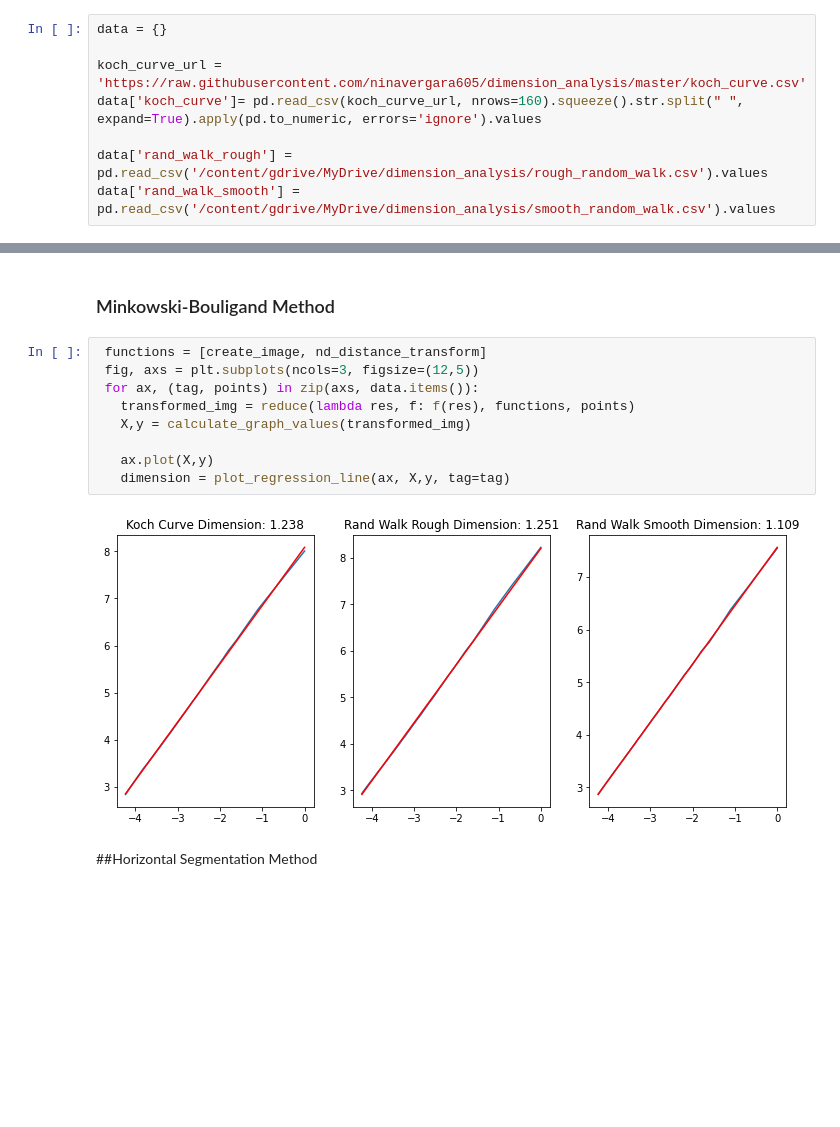
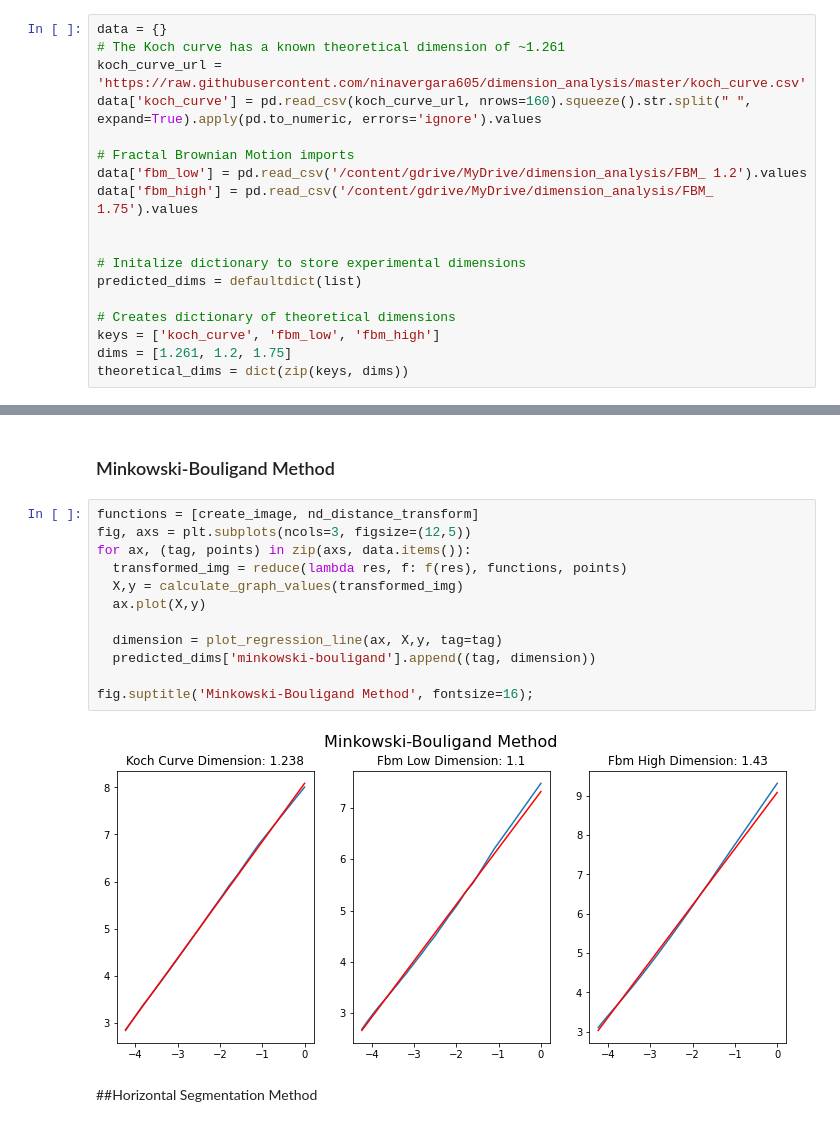
Before and after one commit to ninavergara605/Dimension_analysis, a Jupyter notebook: Minkowski_Bouligand_and_HSM.ipynb, the cells around one changed output, grey strips where cells are left out. Drawn from its saved outputs; the diff is of its cells as text; blank space fills up the shorter version.

Commit message:
Updated test curves

```diff
--- a/Minkowski_Bouligand_and_HSM.ipynb
+++ b/Minkowski_Bouligand_and_HSM.ipynb
@@ -16,11 +16,21 @@ Mounted at /content/gdrive
 # %%
 data = {}
+# The Koch curve has a known theoretical dimension of ~1.261
+koch_curve_url = 'https://raw.githubusercontent.com/ninavergara605/dimension_analysis/master/koch_curve.csv'
+data['koch_curve'] = pd.read_csv(koch_curve_url, nrows=160).squeeze().str.split(" ", expand=True).apply(pd.to_numeric, errors='ignore').values
 
-koch_curve_url = 'https://raw.githubusercontent.com/ninavergara605/dimension_analysis/master/koch_curve.csv'
-data['koch_curve']= pd.read_csv(koch_curve_url, nrows=160).squeeze().str.split(" ", expand=True).apply(pd.to_numeric, errors='ignore').values
+# Fractal Brownian Motion imports
+data['fbm_low'] = pd.read_csv('/content/gdrive/MyDrive/dimension_analysis/FBM_ 1.2').values
+data['fbm_high'] = pd.read_csv('/content/gdrive/MyDrive/dimension_analysis/FBM_ 1.75').values
 
-data['rand_walk_rough'] = pd.read_csv('/content/gdrive/MyDrive/dimension_analysis/rough_random_walk.csv').values
-data['rand_walk_smooth'] = pd.read_csv('/content/gdrive/MyDrive/dimension_analysis/smooth_random_walk.csv').values
+
+# Initalize dictionary to store experimental dimensions
+predicted_dims = defaultdict(list)
+
+# Creates dictionary of theoretical dimensions
+keys = ['koch_curve', 'fbm_low', 'fbm_high']
+dims = [1.261, 1.2, 1.75]
+theoretical_dims = dict(zip(keys, dims))
 # %% [markdown]
 ### Helper Functions
 # %%
@@ -96,16 +106,19 @@ def calculate_graph_values(distance_transform):
 # %% [markdown]
 ### Minkowski-Bouligand Method
 # %%
- functions = [create_image, nd_distance_transform]
- fig, axs = plt.subplots(ncols=3, figsize=(12,5))
- for ax, (tag, points) in zip(axs, data.items()):
-   transformed_img = reduce(lambda res, f: f(res), functions, points)
-   X,y = calculate_graph_values(transformed_img)
+functions = [create_image, nd_distance_transform]
+fig, axs = plt.subplots(ncols=3, figsize=(12,5))
+for ax, (tag, points) in zip(axs, data.items()):
+  transformed_img = reduce(lambda res, f: f(res), functions, points)
+  X,y = calculate_graph_values(transformed_img)
+  ax.plot(X,y)
 
-   ax.plot(X,y)
-   dimension = plot_regression_line(ax, X,y, tag=tag)
+  dimension = plot_regression_line(ax, X,y, tag=tag)
+  predicted_dims['minkowski-bouligand'].append((tag, dimension))
+
+fig.suptitle('Minkowski-Bouligand Method', fontsize=16);
 # %% [output]
-[figure, old version]
+[figure, new version]
 # %% [markdown]
 ##Horizontal Segmentation Method
 # %%
```
Also changed, not shown: parts of 3 cells of this notebook.
